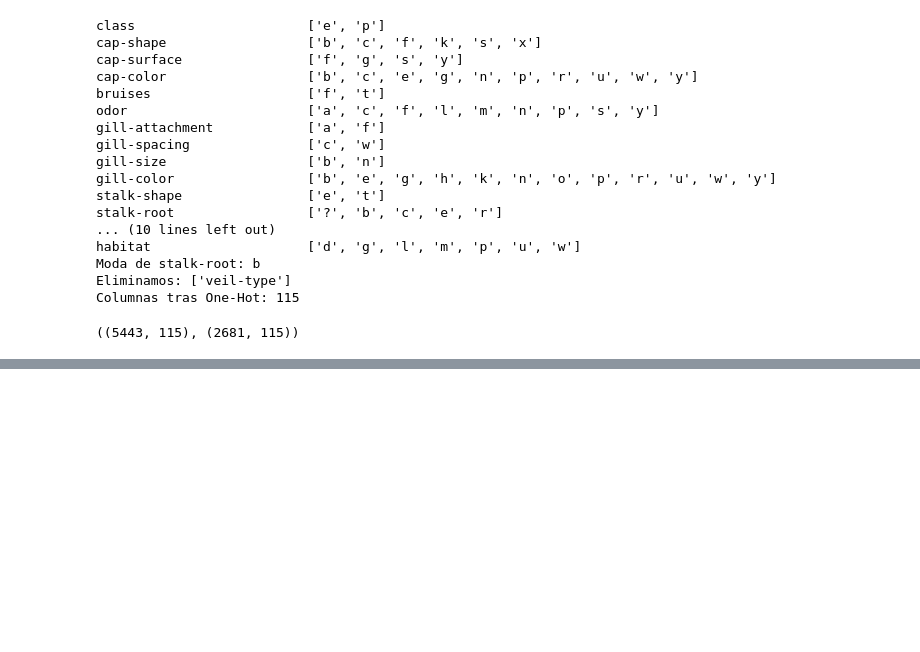
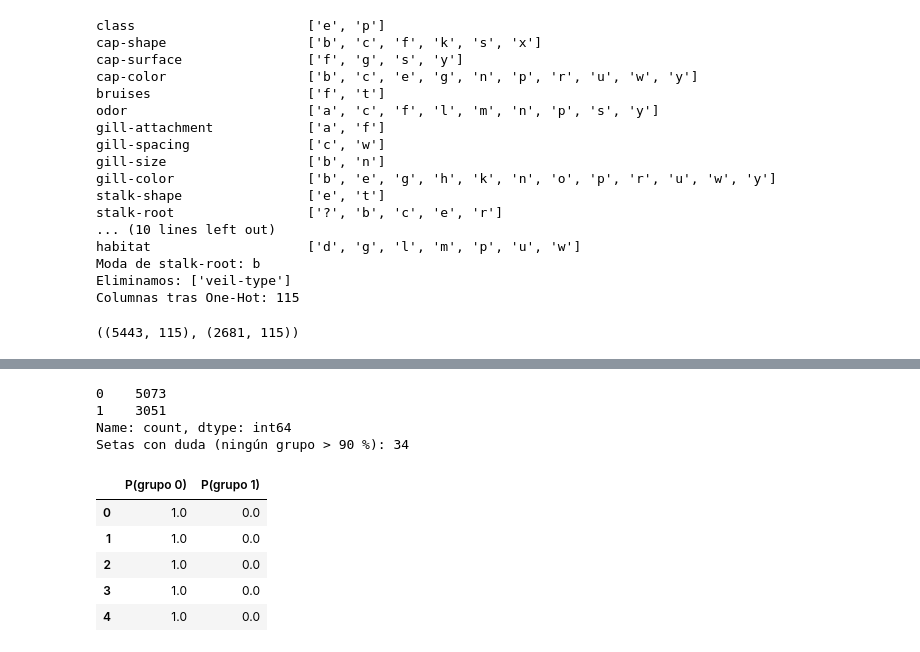
Before and after one commit to IA-P1-BCN/juanCarlos-investigacion-clustering, a Jupyter notebook: workshop-setas.ipynb, the cells around one changed output, grey strips where cells are left out. Saved outputs shown, nothing was run; the diff lists cells and outputs as text; code cells hidden in the pictures; blank space fills up the shorter version.

```diff
--- a/workshop-setas.ipynb
+++ b/workshop-setas.ipynb
@@ -303,0 +365,21 @@ plt.show()
+# %%
+from sklearn.mixture import GaussianMixture
+
+gmm = GaussianMixture(n_components=2, random_state=RANDOM_STATE).fit(X_red)
+clusters_gmm = gmm.predict(X_red)          # el grupo más probable
+probs = gmm.predict_proba(X_red)            # probabilidad de cada grupo
+
+print(pd.Series(clusters_gmm).value_counts().sort_index())
+print("Setas con duda (ningún grupo > 90 %):", (probs.max(axis=1) < 0.9).sum())
+pd.DataFrame(probs[:5], columns=["P(grupo 0)", "P(grupo 1)"]).round(3)
+# %% [output]
+0    5073
+1    3051
+Name: count, dtype: int64
+Setas con duda (ningún grupo > 90 %): 34
+|  | P(grupo 0) | P(grupo 1) |
+| 0 | 1.0 | 0.0 |
+| 1 | 1.0 | 0.0 |
+| 2 | 1.0 | 0.0 |
+| 3 | 1.0 | 0.0 |
+| 4 | 1.0 | 0.0 |
```
Also changed, not shown: parts of 31 cells of this notebook, 8 other files.
